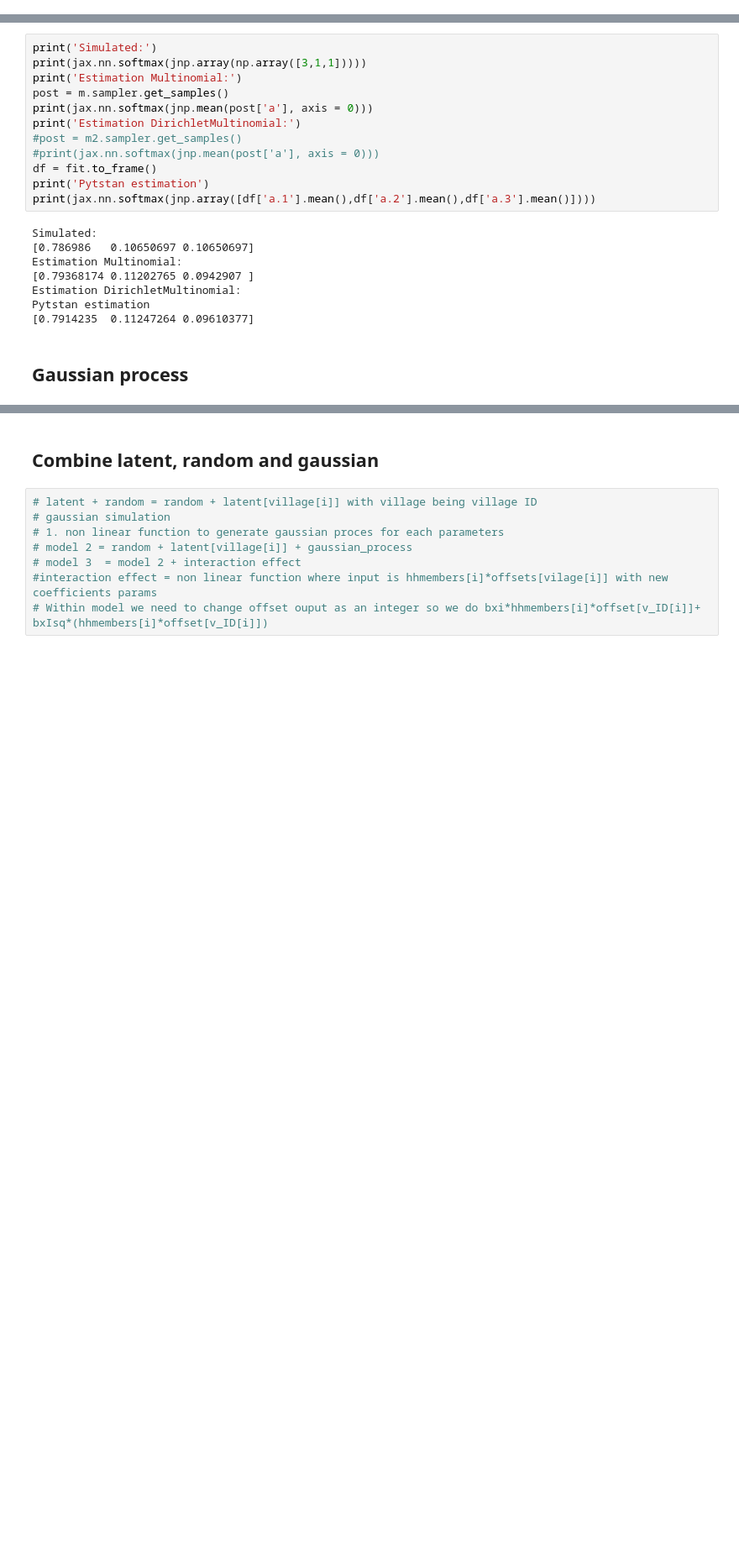
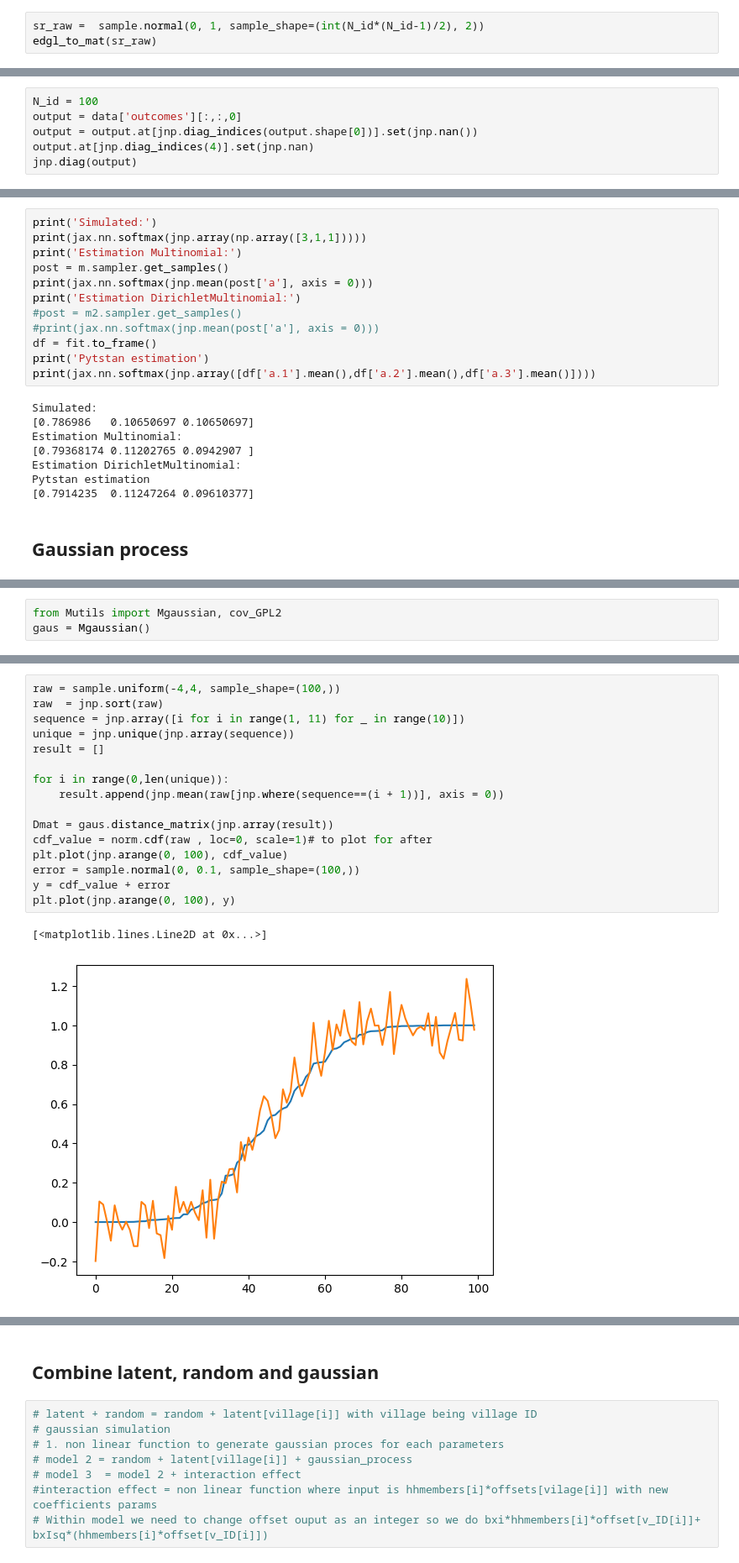
Before and after one commit to BGN-for-ASNA/BI, a Jupyter notebook: bi/honnor/honnor mode.ipynb, the cells around one changed output, grey strips where cells are left out. Shown: that part at 84% size. Cells and saved outputs as stored; diff of their text form; blank space fills up the shorter version.

```diff
--- a/bi/honnor/honnor mode.ipynb
+++ b/bi/honnor/honnor mode.ipynb
@@ -1864,0 +1857,3 @@ res = az.from_numpyro(m)
+# %%
+sr_raw =  sample.normal(0, 1, sample_shape=(int(N_id*(N_id-1)/2), 2))
+edgl_to_mat(sr_raw)
@@ -1864,0 +1870,6 @@ res = az.from_numpyro(m)
+# %%
+N_id = 100
+output = data['outcomes'][:,:,0]
+output = output.at[jnp.diag_indices(output.shape[0])].set(jnp.nan())
+output.at[jnp.diag_indices(4)].set(jnp.nan)
+jnp.diag(output)
@@ -2586,0 +2619,3 @@ a = r[1] @ jnp.transpose(r[1]) @ Z
+# %%
+from Mutils import Mgaussian, cov_GPL2
+gaus = Mgaussian()
@@ -2586,0 +2651,19 @@ a = r[1] @ jnp.transpose(r[1]) @ Z
+# %%
+raw = sample.uniform(-4,4, sample_shape=(100,))
+raw  = jnp.sort(raw)
+sequence = jnp.array([i for i in range(1, 11) for _ in range(10)])
+unique = jnp.unique(jnp.array(sequence))
+result = []
+
+for i in range(0,len(unique)):
+    result.append(jnp.mean(raw[jnp.where(sequence==(i + 1))], axis = 0))
+
+Dmat = gaus.distance_matrix(jnp.array(result))
+cdf_value = norm.cdf(raw , loc=0, scale=1)# to plot for after
+plt.plot(jnp.arange(0, 100), cdf_value)
+error = sample.normal(0, 0.1, sample_shape=(100,))
+y = cdf_value + error
+plt.plot(jnp.arange(0, 100), y)
+# %% [output]
+[<matplotlib.lines.Line2D at 0x...>]
+[figure, added]
```
Also changed, not shown: parts of 54 cells of this notebook, 8 other files.
